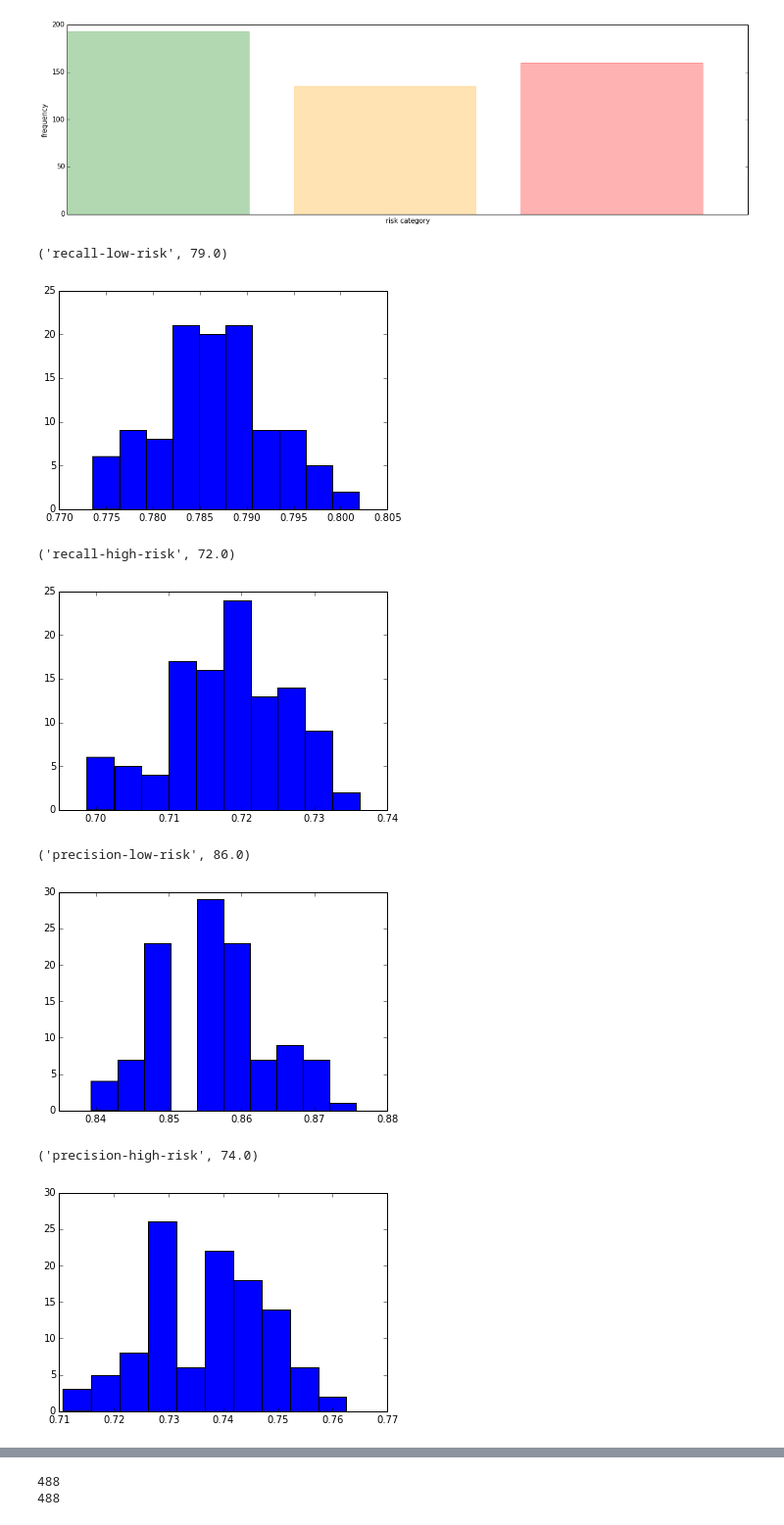
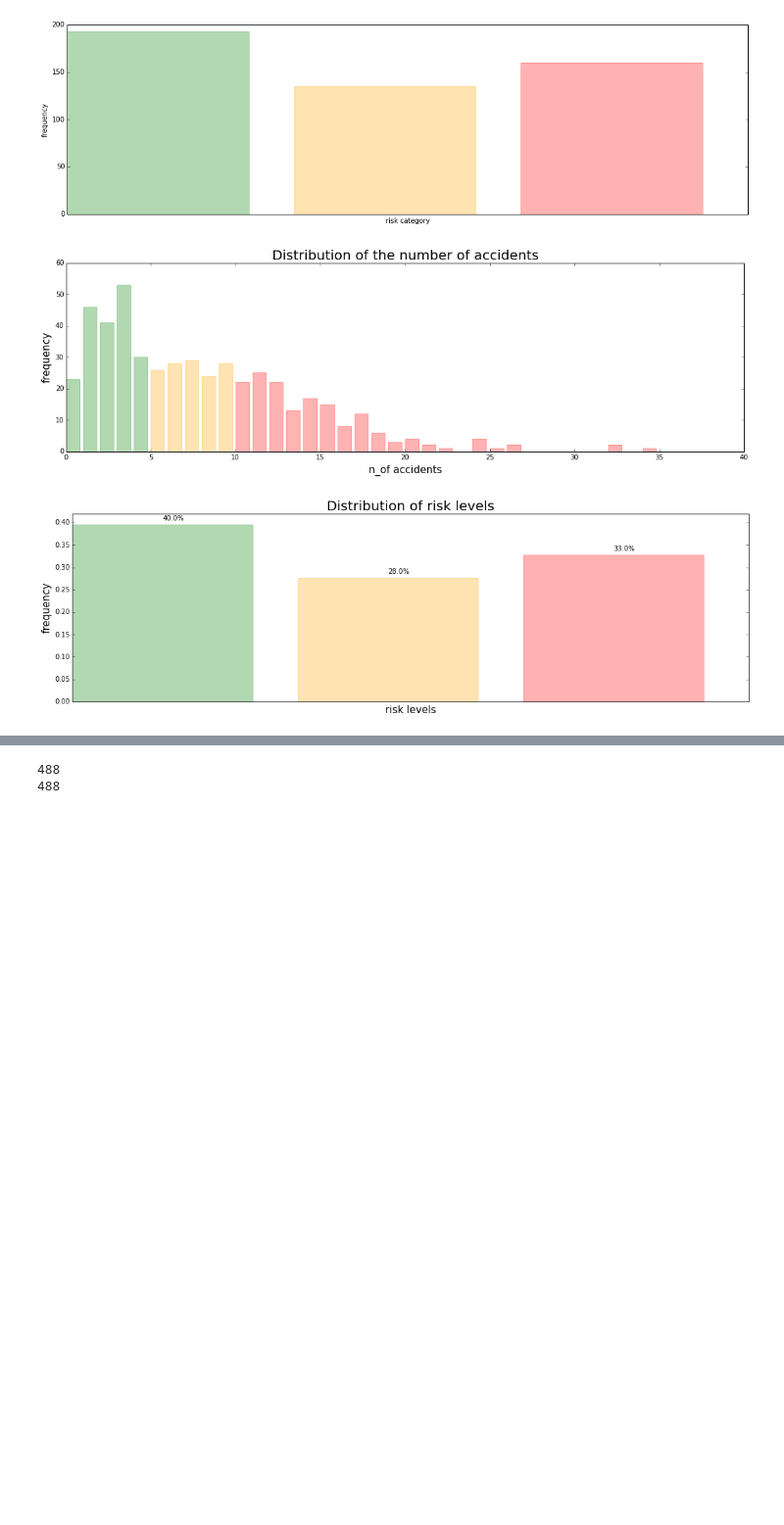
Before and after one commit to massaroantonio/telecom_bigdata, a Jupyter notebook: Untitled1.ipynb, the cells around one changed output, grey strips where cells are left out. Shown at 98% size. Cells and saved outputs as stored; diff of their text form; code cells hidden in the pictures; blank space fills up the shorter version.

```diff
--- a/Untitled1.ipynb
+++ b/Untitled1.ipynb
@@ -440,58 +440,60 @@ for line in f:
     accuracy=float(s[3])
     P.append(precision)
     R.append(recall)
     A.append(accuracy)
 P=np.array(P)
 R=np.array(R)
 A=np.array(A)
-print('recall-low-risk', round(100*np.average(R[:,0])))
-plt.hist(R[:,0])
-plt.show()
-print('recall-high-risk',round(100*np.average(R[:,2])))
-plt.hist(R[:,2])
-plt.show()
-print('precision-low-risk',round(100*np.average(P[:,0])))
-plt.hist(P[:,0])
-plt.show()
-print('precision-high-risk',round(100*np.average(P[:,2])))
-plt.hist(P[:,2])
-plt.show()
-print('accuracies',round(100*np.average(A)))
-plt.hist(A)
-plt.show()
+
+#print('recall-low-risk', round(100*np.average(R[:,0])))
+#plt.hist(R[:,0])
+#plt.show()
+#print('recall-high-risk',round(100*np.average(R[:,2])))
+#plt.hist(R[:,2])
+#lt.show()
+#print('precision-low-risk',round(100*np.average(P[:,0])))
+#plt.hist(P[:,0])
+#plt.show()
+#print('precision-high-risk',round(100*np.average(P[:,2])))
+#plt.hist(P[:,2])
+#plt.show()
+#print('accuracies',round(100*np.average(A)))
+#plt.hist(A)
+#plt.show()
 
 p=[[0,1,2,3,4],[5,6,7,8,9]]
 
 H=np.histogram(Y,list(range(40)))
 barlist=plt.bar(H[1][:-1],H[0],alpha=.3)
 plt.gcf().set_size_inches(18, 5)
+plt.title('Distribution of the number of accidents',size=20)
 for i in range(p[0][-1]+1):
     barlist[i].set_color('g')
 for i in range(p[0][-1]+1,p[1][-1]+1):
     barlist[i].set_color('orange')
 for i in range(p[1][-1]+1,len(barlist)):
     barlist[i].set_color('red')
-plt.xlabel('n_of accidents')
-plt.ylabel('frequency')
+plt.xlabel('n_of accidents',size=15)
+plt.ylabel('frequency',size=15)
 plt.show()
 
 Y_q=part(Y,p)
 H=np.histogram(Y_q,list(range(4)))
-barlist=plt.bar(H[1][:-1],H[0],alpha=.3)
+h=H[0]/float(np.sum(H[0]))
+barlist=plt.bar(H[1][:-1],h,alpha=.3)
 plt.gcf().set_size_inches(18, 5)
+plt.text(0.45,h[0]+0.01,str(round(100*h[0]))+'%',ha='center')
+plt.text(1.45,h[1]+0.01,str(round(100*h[1]))+'%',ha='center')
+plt.text(2.45,h[2]+0.01,str(round(100*h[2]))+'%',ha='center')
+plt.ylim(0,0.42)
 barlist[0].set_color('g')
 barlist[1].set_color('orange')
 barlist[2].set_color('red')
-plt.xlabel('risk category')
-plt.ylabel('frequency')
+plt.title('Distribution of risk levels',size=20)
+plt.xlabel('risk levels',size=15)
+plt.ylabel('frequency',size=15)
 plt.tick_params(axis='x',which='both',bottom='off',top='off',labelbottom='off')
 plt.show()
 # %% [output]
-('recall-low-risk', 79.0)
-[figure, old version]
+[figure, new version]
-('recall-high-risk', 72.0)
-[figure, old version]
+[figure, new version]
-('precision-low-risk', 86.0)
-[figure, removed]
-('precision-high-risk', 74.0)
-[figure, removed]
```
Also changed, not shown: parts of 5 cells of this notebook, 15 other files.
